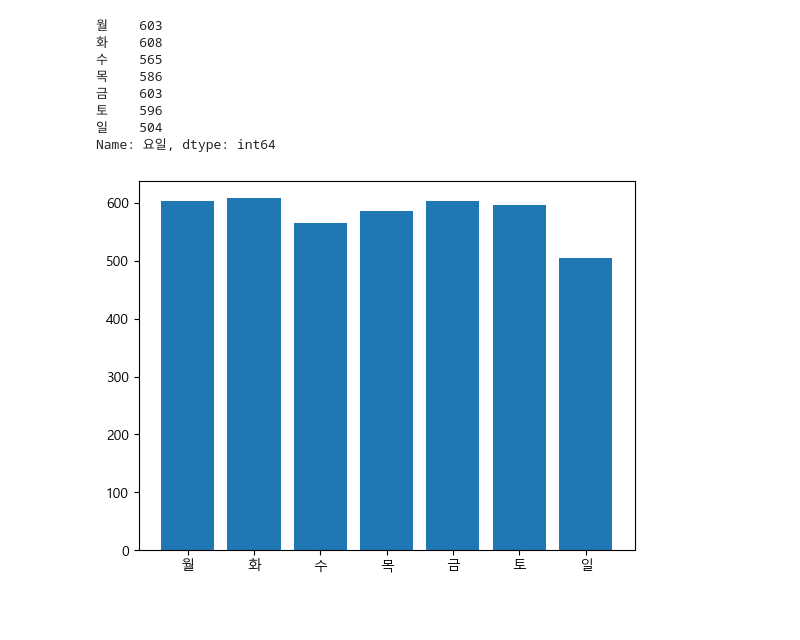
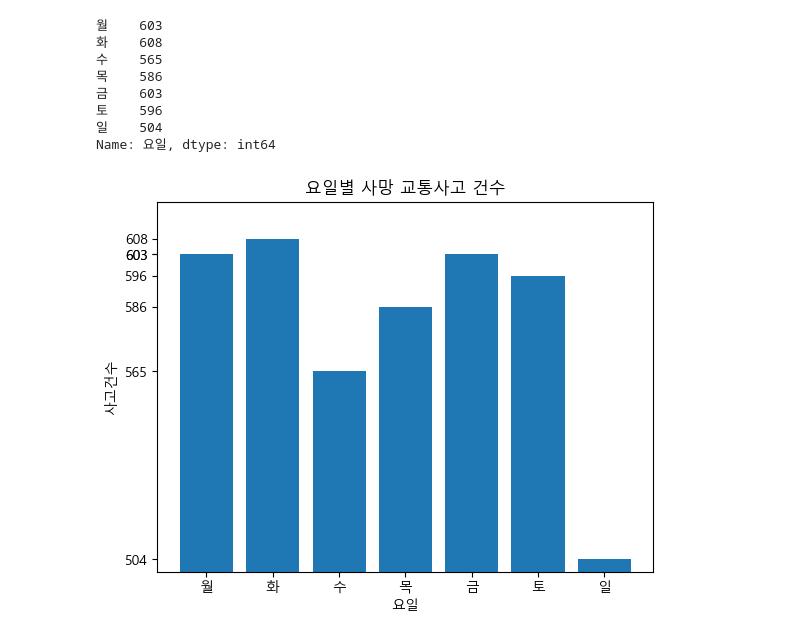
Before and after one commit to min-hyock/pythonLib, a Jupyter notebook: ex03_Matplotlib.ipynb, the cells around one changed output. Cells and saved outputs as stored; diff of their text form; code cells hidden in the pictures; blank space fills up the shorter version.

```diff
--- a/ex03_Matplotlib.ipynb
+++ b/ex03_Matplotlib.ipynb
@@ -276,7 +278,13 @@ Name: 요일, dtype: int64
 # %%
 # 5. bar 차트 그리기
 x = y.index # x가 없으므로 요일 정보를 출력하기 위해 인덱스명을 추출
 plt.bar(x,y)
-plt.show()
+plt.ylim(500,620)
+plt.xlabel('요일')
+plt.ylabel('사고건수')
+plt.title('요일별 사망 교통사고 건수')
+# ticks() : 데이터가 어디서부터 시작되는지 정확한 지점을 볼 수 있다.
+plt.yticks(y)
+plt.show() # show()는 항상 마지막에 써주기
 # %% [output]
-[figure, old version]
+[figure, new version]
```
Also changed, not shown: parts of 2 cells of this notebook.
